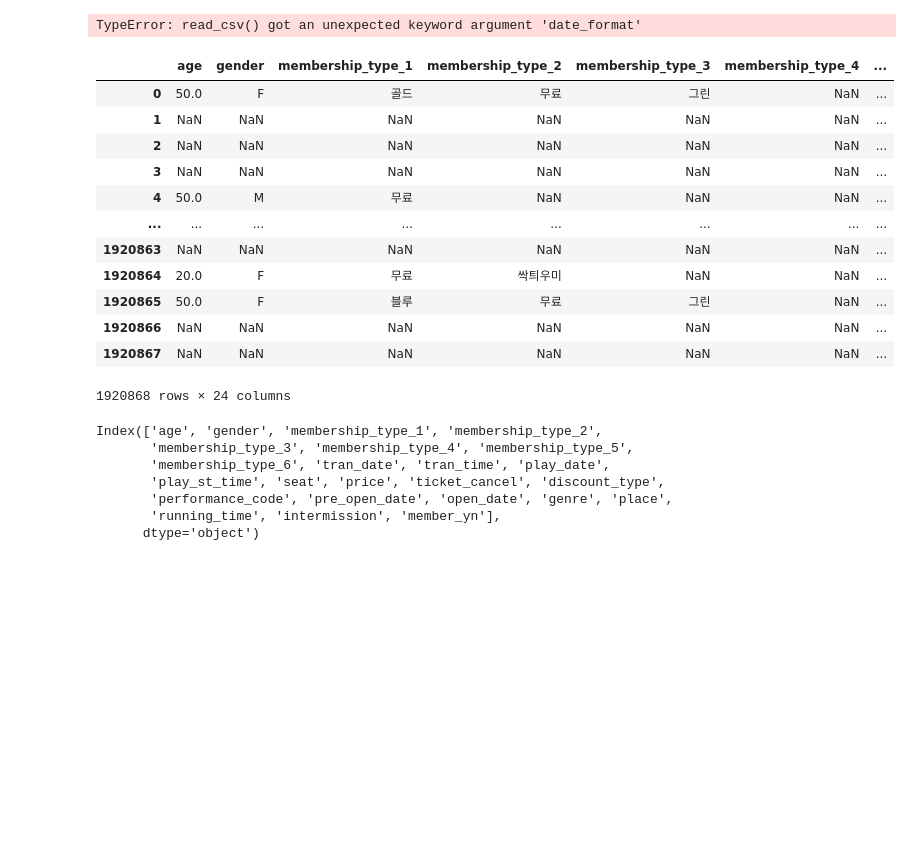
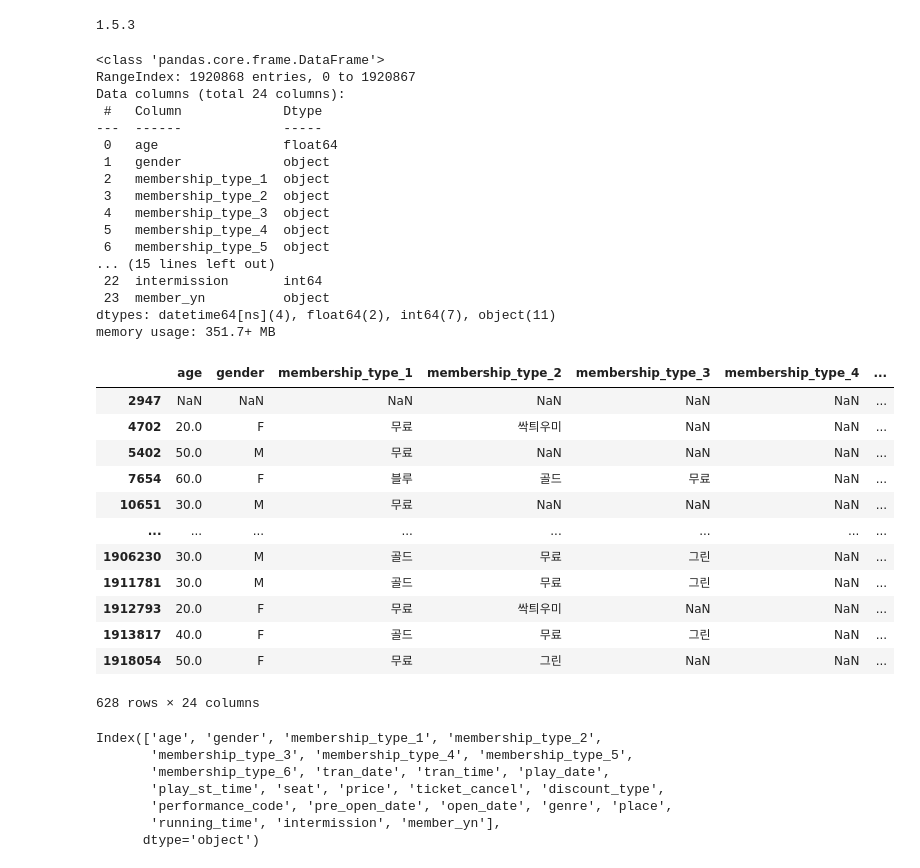
Before and after one commit to one5469/PandasProject, a Jupyter notebook: tes/Untitled.ipynb, the cells around one changed output. Cells and saved outputs as stored; diff of their text form; code cells hidden in the pictures; blank space fills up the shorter version.

```diff
--- a/tes/Untitled.ipynb
+++ b/tes/Untitled.ipynb
@@ -5,23 +8,53 @@ import matplotlib.pyplot as plt
+# %%
+print(pd.__version__)
+# %% [output]
+1.5.3
 # %%
-DF = pd.read_csv('../2023빅콘테스트_어드밴스드리그_예술의전당.csv', parse_dates=['tran_date', 'tran_time', 'play_date', 'play_st_time', 'pre_open_date', 'open_date']
-                , date_format= "%Y%m%d" )
+DF = pd.read_csv(
+    '../../2023빅콘테스트_어드밴스드리그_예술의전당.csv',
+    parse_dates=[
+        'tran_date',
+        'play_date',
+        'pre_open_date',
+        'open_date',
+        ]
+)
-# %% [output]
-TypeError: read_csv() got an unexpected keyword argument 'date_format'
 # %%
+DF.info()
 # %% [output]
-|  | age | gender | membership_type_1 | membership_type_2 | membership_type_3 | membership_type_4 | ... |
-| 0 | 50.0 | F | 골드 | 무료 | 그린 | NaN | ... |
-| 1 | NaN | NaN | NaN | NaN | NaN | NaN | ... |
-| 2 | NaN | NaN | NaN | NaN | NaN | NaN | ... |
-| 3 | NaN | NaN | NaN | NaN | NaN | NaN | ... |
-| 4 | 50.0 | M | 무료 | NaN | NaN | NaN | ... |
-| ... | ... | ... | ... | ... | ... | ... | ... |
-| 1920863 | NaN | NaN | NaN | NaN | NaN | NaN | ... |
-| 1920864 | 20.0 | F | 무료 | 싹틔우미 | NaN | NaN | ... |
-| 1920865 | 50.0 | F | 블루 | 무료 | 그린 | NaN | ... |
-| 1920866 | NaN | NaN | NaN | NaN | NaN | NaN | ... |
-| 1920867 | NaN | NaN | NaN | NaN | NaN | NaN | ... |
-1920868 rows × 24 columns
+<class 'pandas.core.frame.DataFrame'>
+RangeIndex: 1920868 entries, 0 to 1920867
+Data columns (total 24 columns):
+ #   Column             Dtype
+---  ------             -----
+ 0   age                float64
+ 1   gender             object
+ 2   membership_type_1  object
+ 3   membership_type_2  object
+ 4   membership_type_3  object
+ 5   membership_type_4  object
+ 6   membership_type_5  object
+... (15 lines left out)
+ 22  intermission       int64
+ 23  member_yn          object
+dtypes: datetime64[ns](4), float64(2), int64(7), object(11)
+memory usage: 351.7+ MB
+# %%
+DF[DF['tran_time'] == 0]
+# %% [output]
+|  | age | gender | membership_type_1 | membership_type_2 | membership_type_3 | membership_type_4 | ... |
+| 2947 | NaN | NaN | NaN | NaN | NaN | NaN | ... |
+| 4702 | 20.0 | F | 무료 | 싹틔우미 | NaN | NaN | ... |
+| 5402 | 50.0 | M | 무료 | NaN | NaN | NaN | ... |
+| 7654 | 60.0 | F | 블루 | 골드 | 무료 | NaN | ... |
+| 10651 | 30.0 | M | 무료 | NaN | NaN | NaN | ... |
+| ... | ... | ... | ... | ... | ... | ... | ... |
+| 1906230 | 30.0 | M | 골드 | 무료 | 그린 | NaN | ... |
+| 1911781 | 30.0 | M | 골드 | 무료 | 그린 | NaN | ... |
+| 1912793 | 20.0 | F | 무료 | 싹틔우미 | NaN | NaN | ... |
+| 1913817 | 40.0 | F | 골드 | 무료 | 그린 | NaN | ... |
+| 1918054 | 50.0 | F | 무료 | 그린 | NaN | NaN | ... |
+628 rows × 24 columns
 # %%
 DF.columns
 # %% [output]
```
Also changed, not shown: parts of 20 cells of this notebook.
